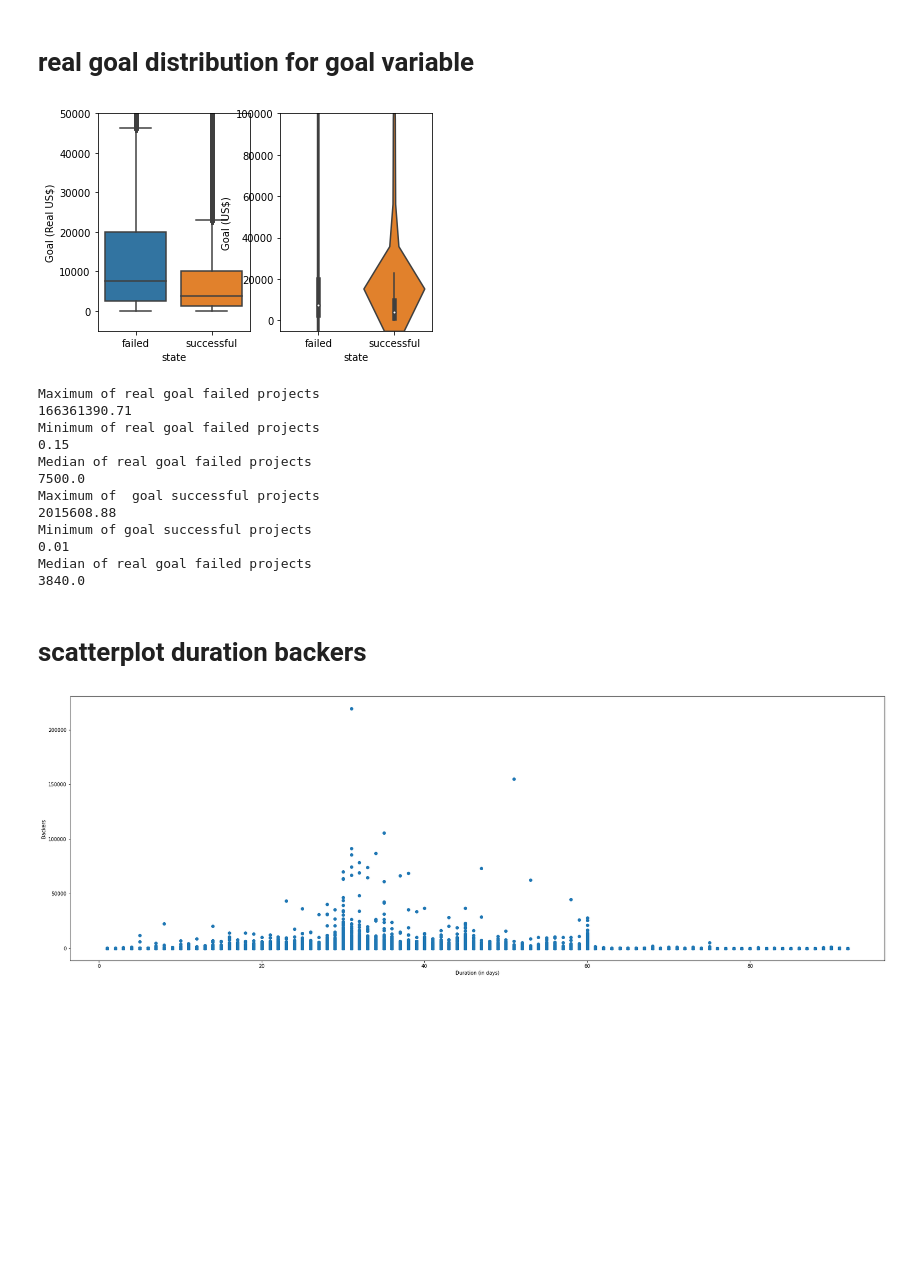
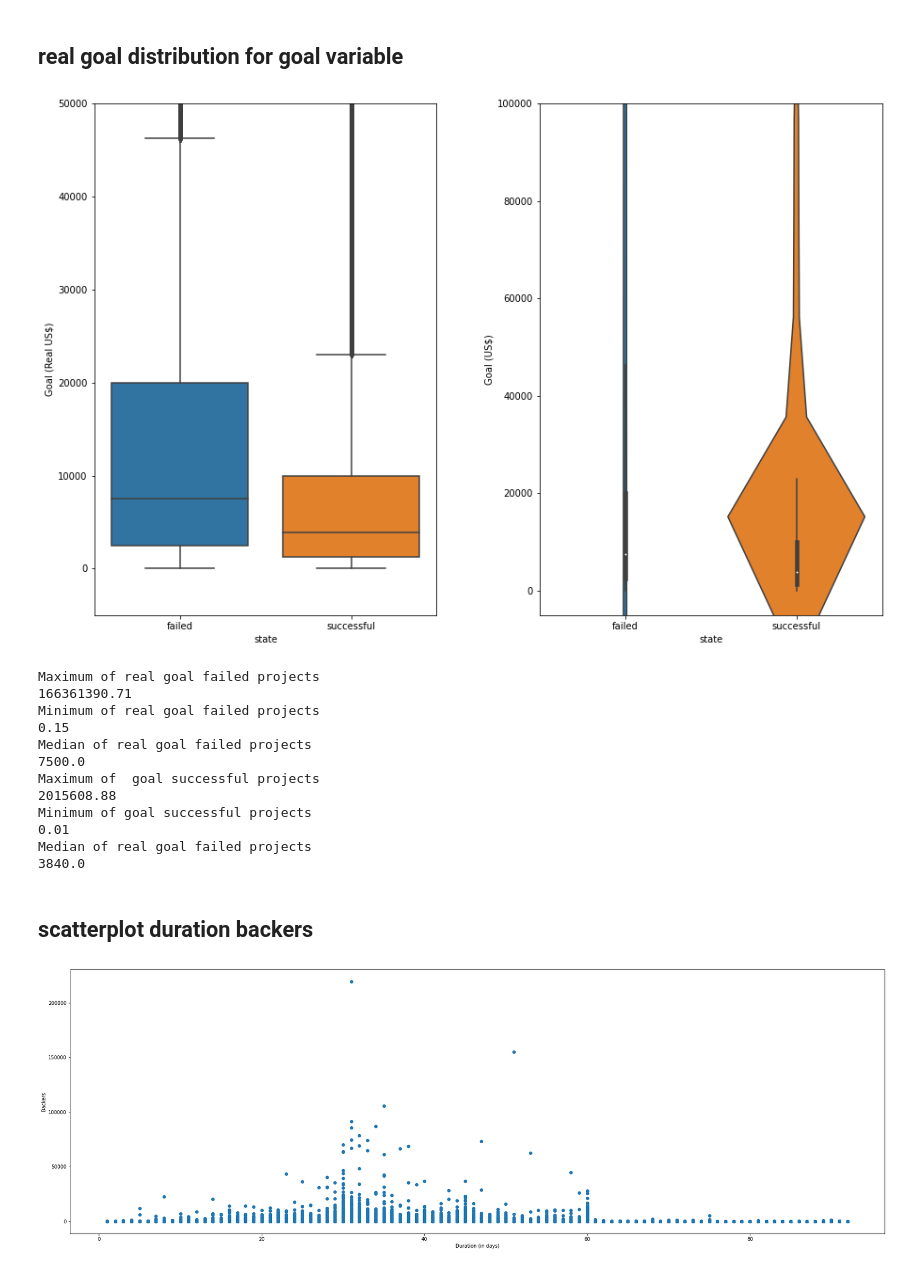
Before and after one commit to thebiff999/funding_forecast, a Jupyter notebook: src/Visualization.ipynb, the cells around one changed output. Saved outputs shown, nothing was run; the diff lists cells and outputs as text; code cells hidden in the pictures; blank space fills up the shorter version.

```diff
--- a/src/Visualization.ipynb
+++ b/src/Visualization.ipynb
@@ -18,7 +19,9 @@ preparation successful
 # %% [markdown]
-# real goal distribution for goal variable
+## real goal distribution for goal variable
 # %%
 #Boxplots State vs. Goal (Real US$)
+plt.figure(figsize=(15,10))
+plt.subplots_adjust(wspace=0.3)
 plt.subplot(1,2,1)
 sns.boxplot(x=df["state"],
             y=df["usd_goal_real"])
@@ -40,34 +43,34 @@ df_failed = df[df['state'].isin(['failed'])]
 
 print('Maximum of real goal failed projects')
 print(df_failed['usd_goal_real'].max())
 
 print('Minimum of real goal failed projects')
 print(df_failed['usd_goal_real'].min())
 
 print('Median of real goal failed projects')
 print(np.median(df_failed['usd_goal_real']))
 
 
 df_successful = df[df['state'].isin(['successful'])]
 
 print('Maximum of  goal successful projects')
 print(df_successful['usd_goal_real'].max())
 
 print('Minimum of goal successful projects')
 print(df_successful['usd_goal_real'].min())
 
 print('Median of real goal failed projects')
 print(np.median(df_successful['usd_goal_real']))
 
 
 #boxplot shows heavy outliers for projects with failed state
 #larger range of goal for failed projects
 #Maximum and Median of real goal is much larger for failed Projects
 #Most of the successful projects have a goal < 10.000
 
 #high goals could ctrontribute to the failing of a project
 # %% [output]
-[figure, old version]
+[figure, new version]
 Maximum of real goal failed projects
 166361390.71
 Minimum of real goal failed projects
@@ -81,7 +84,7 @@ Minimum of goal successful projects
 Median of real goal failed projects
 3840.0
 # %% [markdown]
-# scatterplot duration backers
+## scatterplot duration backers
 # %%
 duration_float = df['duration_days']
 backers = df['backers']
```
Also changed, not shown: parts of 16 cells of this notebook, 3 other files.
